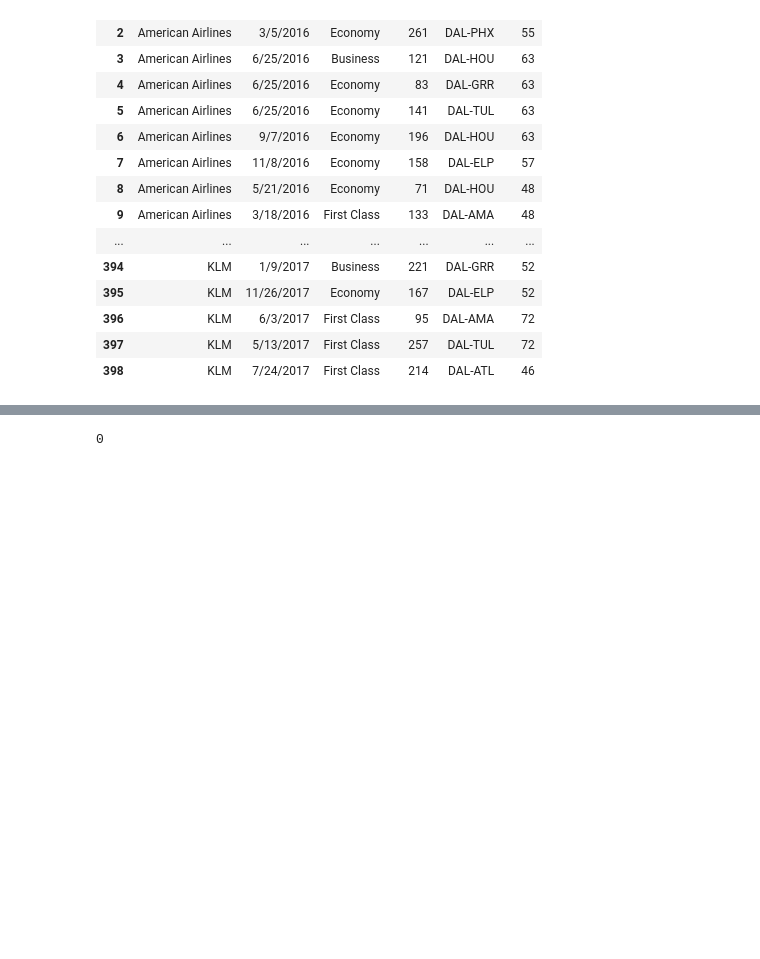
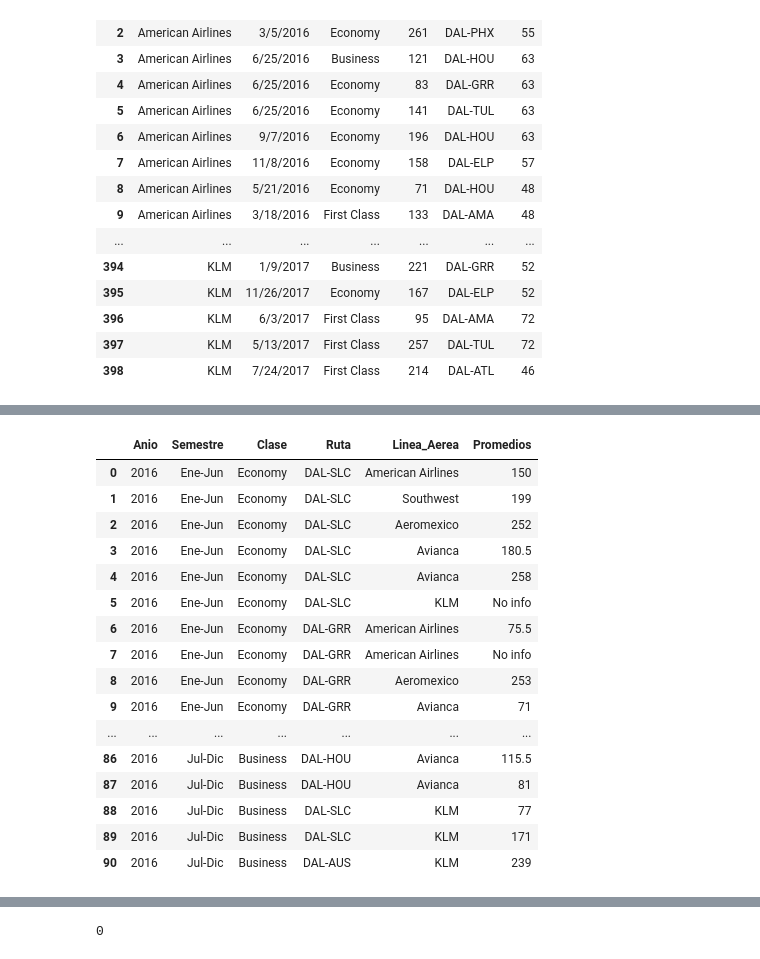
Before and after one commit to ChrisStyles99/test-data-engineer-jr, a Jupyter notebook: PruebaDataDeacero.ipynb, the cells around one changed output, grey strips where cells are left out. Drawn from its saved outputs; the diff is of its cells as text; code cells hidden in the pictures; blank space fills up the shorter version.

```diff
--- a/PruebaDataDeacero.ipynb
+++ b/PruebaDataDeacero.ipynb
@@ -847,0 +314,3 @@ First Class Jul-Dic 2017 DAL-AMA KLM
+# %%
+dfjd2016 = makerows(jul_dic2016)
+dfjd2016
@@ -847,0 +377,3 @@ First Class Jul-Dic 2017 DAL-AMA KLM
+# %%
+dfej2016.insert(0, 'Semestre', 'Ene-Jun')
+dfej2016
@@ -847,0 +398,3 @@ First Class Jul-Dic 2017 DAL-AMA KLM
+# %%
+dfjd2016.insert(0, 'Semestre', 'Jul-Dic')
+dfjd2016
@@ -847,0 +461,3 @@ First Class Jul-Dic 2017 DAL-AMA KLM
+# %%
+df2016 = pd.concat([dfej2016, dfjd2016])
+df2016
@@ -847,0 +503,21 @@ First Class Jul-Dic 2017 DAL-AMA KLM
+# %%
+df2016.insert(0, 'Anio', '2016')
+df2016
+# %% [output]
+|  | Anio | Semestre | Clase | Ruta | Linea_Aerea | Promedios |
+| 0 | 2016 | Ene-Jun | Economy | DAL-SLC | American Airlines | 150 |
+| 1 | 2016 | Ene-Jun | Economy | DAL-SLC | Southwest | 199 |
+| 2 | 2016 | Ene-Jun | Economy | DAL-SLC | Aeromexico | 252 |
+| 3 | 2016 | Ene-Jun | Economy | DAL-SLC | Avianca | 180.5 |
+| 4 | 2016 | Ene-Jun | Economy | DAL-SLC | Avianca | 258 |
+| 5 | 2016 | Ene-Jun | Economy | DAL-SLC | KLM | No info |
+| 6 | 2016 | Ene-Jun | Economy | DAL-GRR | American Airlines | 75.5 |
+| 7 | 2016 | Ene-Jun | Economy | DAL-GRR | American Airlines | No info |
+| 8 | 2016 | Ene-Jun | Economy | DAL-GRR | Aeromexico | 253 |
+| 9 | 2016 | Ene-Jun | Economy | DAL-GRR | Avianca | 71 |
+| ... | ... | ... | ... | ... | ... | ... |
+| 86 | 2016 | Jul-Dic | Business | DAL-HOU | Avianca | 115.5 |
+| 87 | 2016 | Jul-Dic | Business | DAL-HOU | Avianca | 81 |
+| 88 | 2016 | Jul-Dic | Business | DAL-SLC | KLM | 77 |
+| 89 | 2016 | Jul-Dic | Business | DAL-SLC | KLM | 171 |
+| 90 | 2016 | Jul-Dic | Business | DAL-AUS | KLM | 239 |
```
Also changed, not shown: parts of 39 cells of this notebook, 1 other file.
